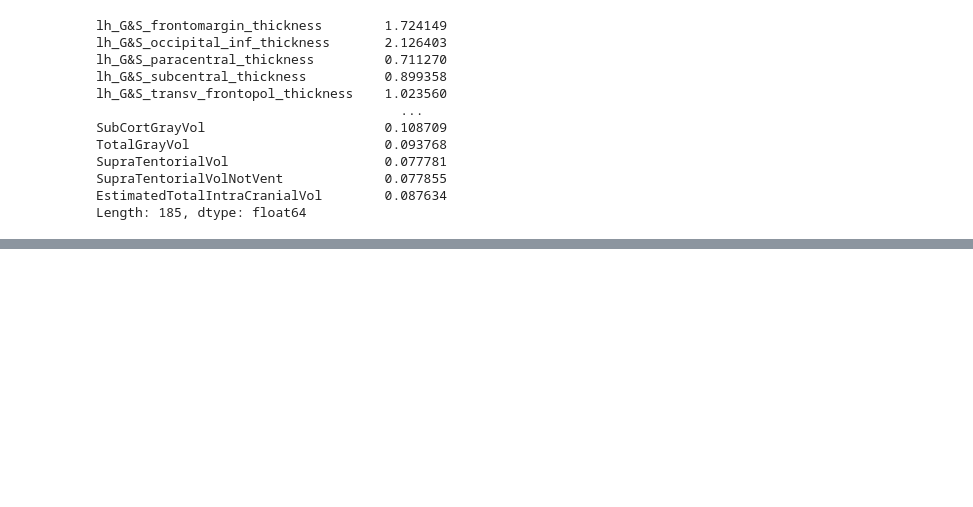
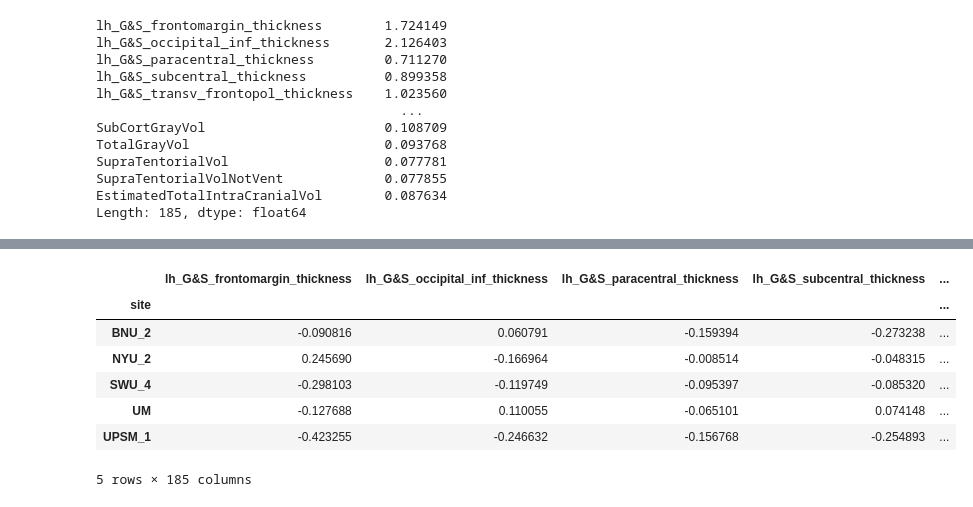
Before and after one commit to bbuckova/ESO_normative, a Jupyter notebook: CORR_data_normative.ipynb, the cells around one changed output, grey strips where cells are left out. Saved outputs shown, nothing was run; the diff lists cells and outputs as text; code cells hidden in the pictures; blank space fills up the shorter version.

```diff
--- a/CORR_data_normative.ipynb
+++ b/CORR_data_normative.ipynb
@@ -1024,0 +1120,11 @@ Length: 185, dtype: float64
+# %%
+diff.groupby('site').agg('mean')
+# %% [output]
+|  | lh_G&S_frontomargin_thickness | lh_G&S_occipital_inf_thickness | lh_G&S_paracentral_thickness | lh_G&S_subcentral_thickness | ... |
+| site |  |  |  |  | ... |
+| BNU_2 | -0.090816 | 0.060791 | -0.159394 | -0.273238 | ... |
+| NYU_2 | 0.245690 | -0.166964 | -0.008514 | -0.048315 | ... |
+| SWU_4 | -0.298103 | -0.119749 | -0.095397 | -0.085320 | ... |
+| UM | -0.127688 | 0.110055 | -0.065101 | 0.074148 | ... |
+| UPSM_1 | -0.423255 | -0.246632 | -0.156768 | -0.254893 | ... |
+5 rows × 185 columns
```
Also changed, not shown: parts of 13 cells of this notebook.
